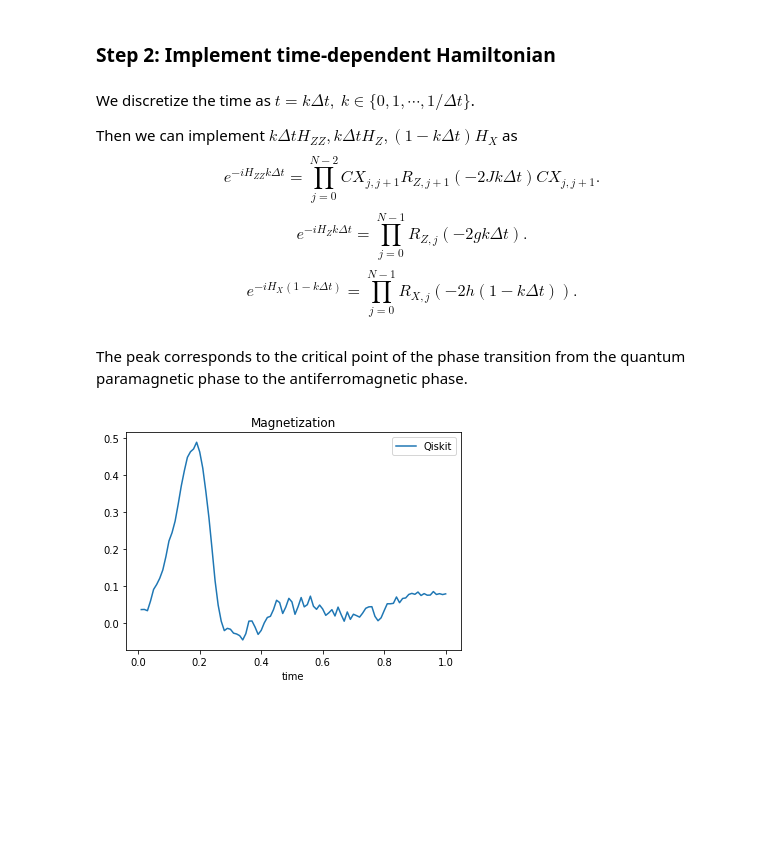
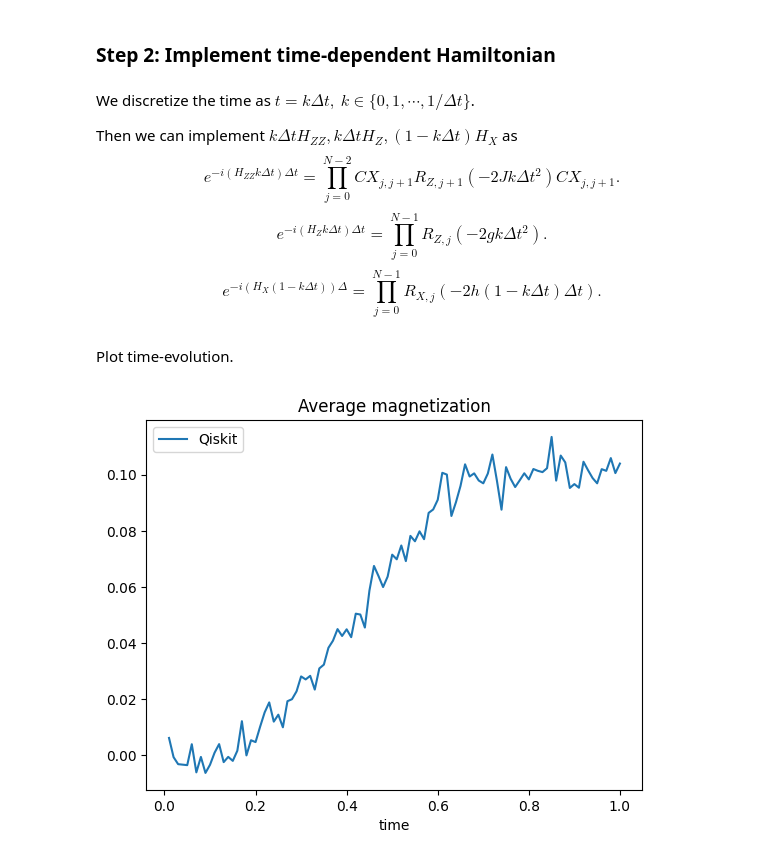
Before and after one commit to IKEDAKAZUKI/Qiskit-Tutorial, a Jupyter notebook: Qiskit_Tutorial.ipynb, the cells around one changed output. Drawn from its saved outputs; the diff is of its cells as text; code cells hidden in the pictures; blank space fills up the shorter version.

```diff
--- a/Qiskit_Tutorial.ipynb
+++ b/Qiskit_Tutorial.ipynb
@@ -368,6 +370,8 @@ $$H_{ZZ}=-J\sum_{j=0}^{N-2}Z_{j}Z_{j+1},\quad H_{Z}=-g\sum_{j=0}^{N-1}Z_{j},\qua
 # %% [markdown]
 ### Step 1: Generate the initial satte $\bigotimes_{j=0}^{N-1}|+\rangle_j$ (quantum paramagnetic phase)
 # %%
+n_site = 8
+
 ### quantum registers
 qr = QuantumRegister(n_site)
 cr = ClassicalRegister(n_site)
@@ -401,9 +413,9 @@ q1986_3: ┤ H ├
 We discretize the time as $t=k\Delta t,~k\in\{0,1,\cdots,1/\Delta t\}$.
 
 Then we can implement $k\Delta tH_{ZZ}, k\Delta tH_{Z}, (1-k\Delta t)H_{X}$ as
-$$e^{-iH_{ZZ}k\Delta t}=\prod_{j=0}^{N-2}CX_{j,j+1}R_{Z,j+1 }(-2Jk\Delta t)CX_{j,j+1}.$$
-$$e^{-iH_{Z}k\Delta t}=\prod_{j=0}^{N-1}R_{Z,j }(-2gk\Delta t).$$
-$$e^{-iH_{X}(1-k\Delta t)}=\prod_{j=0}^{N-1}R_{X,j }(-2h(1-k\Delta t)).$$
+$$e^{-i(H_{ZZ}k\Delta t)\Delta t}=\prod_{j=0}^{N-2}CX_{j,j+1}R_{Z,j+1 }(-2Jk\Delta t^2)CX_{j,j+1}.$$
+$$e^{-i(H_{Z}k\Delta t)\Delta t}=\prod_{j=0}^{N-1}R_{Z,j }(-2gk\Delta t^2).$$
+$$e^{-i(H_{X}(1-k\Delta t))\Delta}=\prod_{j=0}^{N-1}R_{X,j }(-2h(1-k\Delta t)\Delta t).$$
 # %%
 ### parameters
 n_site = 8
@@ -440,20 +452,20 @@ for i in range(n_site):
 ### Suzuki-Trotter steps
 for step in range(1,step_max+1):
     #acting gates to implement one Suzuki-Trotter step
-    ###exp(-iH_{ZZ}k\Delta t)
+    ###exp(-i(H_{ZZ}k\Delta t)\Delta t)
     for i in range(n_site-1):
 
         qc.cx(qr[i],qr[i+1])
-        qc.rz(-2*J*step*dt, qr[i+1])
+        qc.rz(-2*J*step*dt**2, qr[i+1])
         qc.cx(qr[i],qr[i+1])
 
-    ###exp(-iH_{Z}k\Delta t)
+    ###exp(-i(H_{Z}k\Delta t)\Delta t)
     for i in range(n_site):
-        qc.rz(-2*g*step*dt,qr[i])
+        qc.rz(-2*g*step*dt**2,qr[i])
 
-    ###exp(-iH_{X}(1-k\Delta t))
+    ###exp(-i(H_{X}(1-k\Delta t))\Delta t)
     for i in range(n_site):
-        qc.rx(-2*h*(1-step*dt),qr[i])
+        qc.rx(-2*h*(1-step*dt)*dt,qr[i])
 
 
 
@@ -477,13 +489,13 @@ for step in range(1,step_max+1):
 
     time_list_qiskit.append(dt*step)
     mag_list_qiskit.append(mag)
-# %% [markdown]
-The peak corresponds to the critical point of the phase transition from the quantum paramagnetic phase to the antiferromagnetic phase.
+# %% [markdown]
+Plot time-evolution.
 # %%
 plt.plot(time_list_qiskit, mag_list_qiskit, "-",label='Qiskit')
-plt.title('Magnetization')
+plt.title('Average magnetization')
 plt.xlabel('time')
 plt.legend()
 plt.show()
 # %% [output]
-[figure, old version]
+[figure, new version]
```
Also changed, not shown: parts of 8 cells of this notebook.
